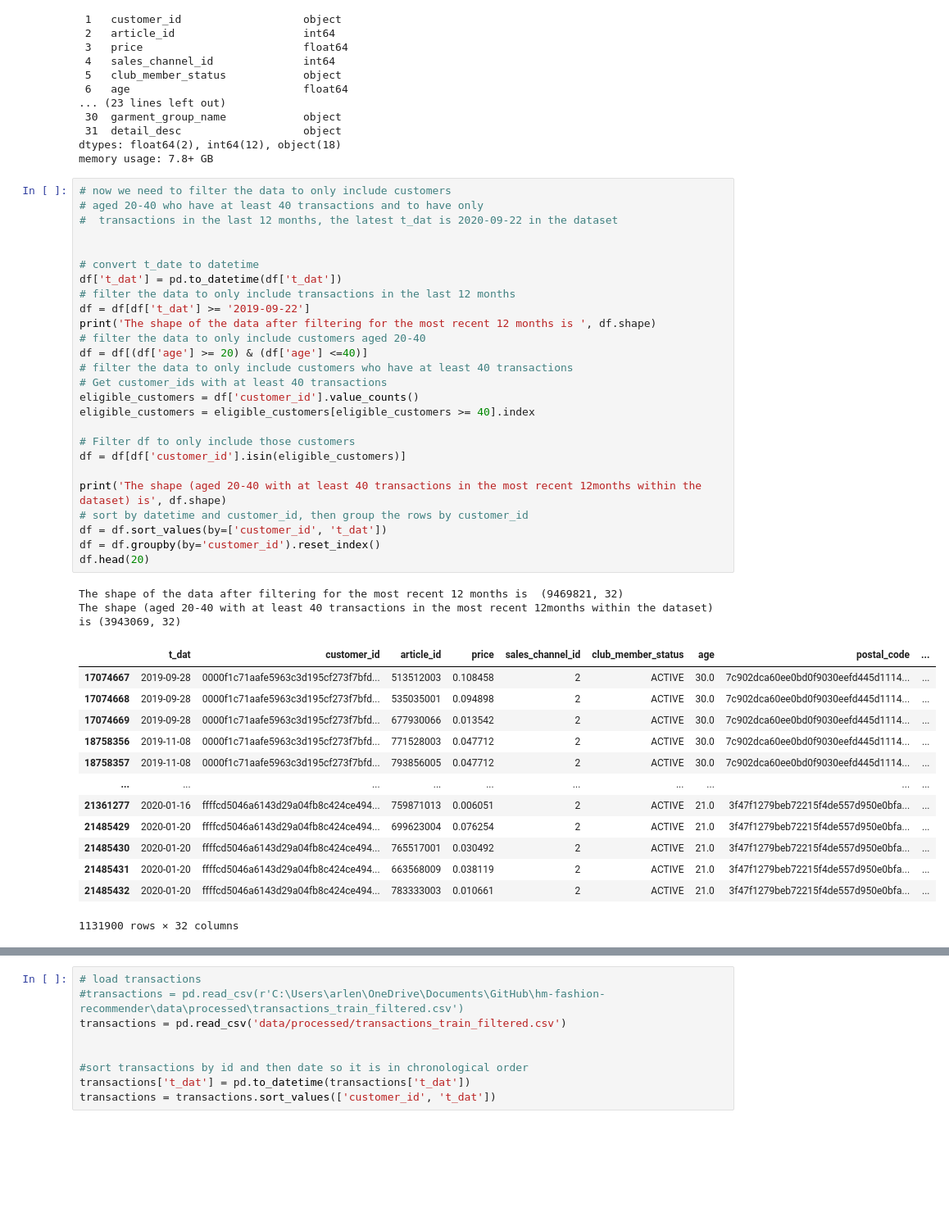
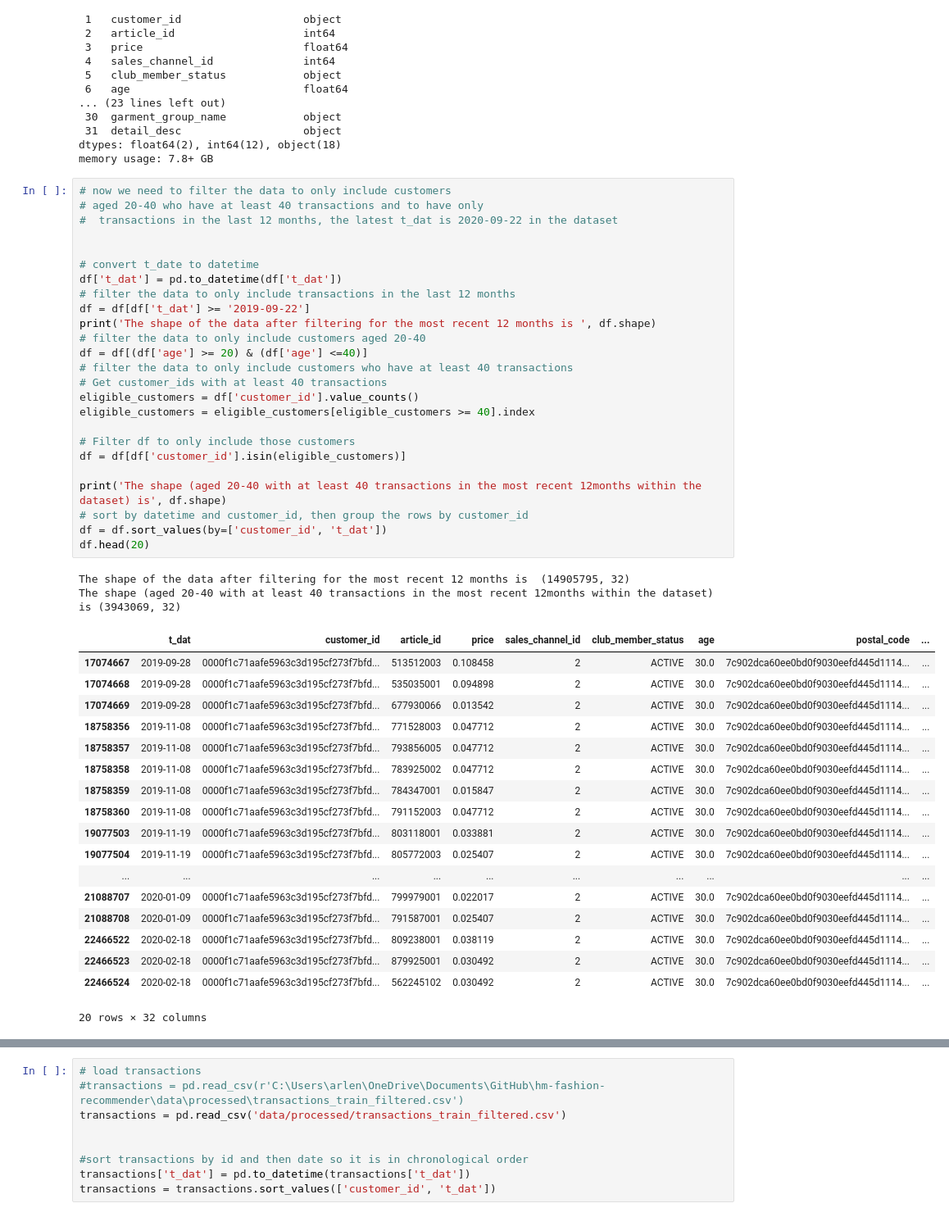
Before and after one commit to amaccodes/hm-fashion-recommender, a Jupyter notebook: notebooks/LSTM/data_preparing.ipynb, the cells around one changed output, grey strips where cells are left out. Shown at 82% size. Cells and saved outputs as stored; diff of their text form; blank space fills up the shorter version.

```diff
--- a/notebooks/LSTM/data_preparing.ipynb
+++ b/notebooks/LSTM/data_preparing.ipynb
@@ -102,42 +132,46 @@ memory usage: 7.8+ GB
 #  transactions in the last 12 months, the latest t_dat is 2020-09-22 in the dataset
 
 
 # convert t_date to datetime
 df['t_dat'] = pd.to_datetime(df['t_dat'])
 # filter the data to only include transactions in the last 12 months
 df = df[df['t_dat'] >= '2019-09-22']
 print('The shape of the data after filtering for the most recent 12 months is ', df.shape)
 # filter the data to only include customers aged 20-40
 df = df[(df['age'] >= 20) & (df['age'] <=40)]
 # filter the data to only include customers who have at least 40 transactions
 # Get customer_ids with at least 40 transactions
 eligible_customers = df['customer_id'].value_counts()
 eligible_customers = eligible_customers[eligible_customers >= 40].index
 
 # Filter df to only include those customers
 df = df[df['customer_id'].isin(eligible_customers)]
 
 print('The shape (aged 20-40 with at least 40 transactions in the most recent 12months within the dataset) is', df.shape)
 # sort by datetime and customer_id, then group the rows by customer_id
 df = df.sort_values(by=['customer_id', 't_dat'])
-df = df.groupby(by='customer_id').reset_index()
 df.head(20)
 # %% [output]
-The shape of the data after filtering for the most recent 12 months is  (9469821, 32)
+The shape of the data after filtering for the most recent 12 months is  (14905795, 32)
 The shape (aged 20-40 with at least 40 transactions in the most recent 12months within the dataset) is (3943069, 32)
 |  | t_dat | customer_id | article_id | price | sales_channel_id | club_member_status | age | postal_code | ... |
 | 17074667 | 2019-09-28 | 0000f1c71aafe5963c3d195cf273f7bfd... | 513512003 | 0.108458 | 2 | ACTIVE | 30.0 | 7c902dca60ee0bd0f9030eefd445d1114... | ... |
 | 17074668 | 2019-09-28 | 0000f1c71aafe5963c3d195cf273f7bfd... | 535035001 | 0.094898 | 2 | ACTIVE | 30.0 | 7c902dca60ee0bd0f9030eefd445d1114... | ... |
 | 17074669 | 2019-09-28 | 0000f1c71aafe5963c3d195cf273f7bfd... | 677930066 | 0.013542 | 2 | ACTIVE | 30.0 | 7c902dca60ee0bd0f9030eefd445d1114... | ... |
 | 18758356 | 2019-11-08 | 0000f1c71aafe5963c3d195cf273f7bfd... | 771528003 | 0.047712 | 2 | ACTIVE | 30.0 | 7c902dca60ee0bd0f9030eefd445d1114... | ... |
 | 18758357 | 2019-11-08 | 0000f1c71aafe5963c3d195cf273f7bfd... | 793856005 | 0.047712 | 2 | ACTIVE | 30.0 | 7c902dca60ee0bd0f9030eefd445d1114... | ... |
+| 18758358 | 2019-11-08 | 0000f1c71aafe5963c3d195cf273f7bfd... | 783925002 | 0.047712 | 2 | ACTIVE | 30.0 | 7c902dca60ee0bd0f9030eefd445d1114... | ... |
+| 18758359 | 2019-11-08 | 0000f1c71aafe5963c3d195cf273f7bfd... | 784347001 | 0.015847 | 2 | ACTIVE | 30.0 | 7c902dca60ee0bd0f9030eefd445d1114... | ... |
+| 18758360 | 2019-11-08 | 0000f1c71aafe5963c3d195cf273f7bfd... | 791152003 | 0.047712 | 2 | ACTIVE | 30.0 | 7c902dca60ee0bd0f9030eefd445d1114... | ... |
+| 19077503 | 2019-11-19 | 0000f1c71aafe5963c3d195cf273f7bfd... | 803118001 | 0.033881 | 2 | ACTIVE | 30.0 | 7c902dca60ee0bd0f9030eefd445d1114... | ... |
+| 19077504 | 2019-11-19 | 0000f1c71aafe5963c3d195cf273f7bfd... | 805772003 | 0.025407 | 2 | ACTIVE | 30.0 | 7c902dca60ee0bd0f9030eefd445d1114... | ... |
 | ... | ... | ... | ... | ... | ... | ... | ... | ... | ... |
-| 21361277 | 2020-01-16 | ffffcd5046a6143d29a04fb8c424ce494... | 759871013 | 0.006051 | 2 | ACTIVE | 21.0 | 3f47f1279beb72215f4de557d950e0bfa... | ... |
-| 21485429 | 2020-01-20 | ffffcd5046a6143d29a04fb8c424ce494... | 699623004 | 0.076254 | 2 | ACTIVE | 21.0 | 3f47f1279beb72215f4de557d950e0bfa... | ... |
-| 21485430 | 2020-01-20 | ffffcd5046a6143d29a04fb8c424ce494... | 765517001 | 0.030492 | 2 | ACTIVE | 21.0 | 3f47f1279beb72215f4de557d950e0bfa... | ... |
-| 21485431 | 2020-01-20 | ffffcd5046a6143d29a04fb8c424ce494... | 663568009 | 0.038119 | 2 | ACTIVE | 21.0 | 3f47f1279beb72215f4de557d950e0bfa... | ... |
-| 21485432 | 2020-01-20 | ffffcd5046a6143d29a04fb8c424ce494... | 783333003 | 0.010661 | 2 | ACTIVE | 21.0 | 3f47f1279beb72215f4de557d950e0bfa... | ... |
+| 21088707 | 2020-01-09 | 0000f1c71aafe5963c3d195cf273f7bfd... | 799979001 | 0.022017 | 2 | ACTIVE | 30.0 | 7c902dca60ee0bd0f9030eefd445d1114... | ... |
+| 21088708 | 2020-01-09 | 0000f1c71aafe5963c3d195cf273f7bfd... | 791587001 | 0.025407 | 2 | ACTIVE | 30.0 | 7c902dca60ee0bd0f9030eefd445d1114... | ... |
+| 22466522 | 2020-02-18 | 0000f1c71aafe5963c3d195cf273f7bfd... | 809238001 | 0.038119 | 2 | ACTIVE | 30.0 | 7c902dca60ee0bd0f9030eefd445d1114... | ... |
+| 22466523 | 2020-02-18 | 0000f1c71aafe5963c3d195cf273f7bfd... | 879925001 | 0.030492 | 2 | ACTIVE | 30.0 | 7c902dca60ee0bd0f9030eefd445d1114... | ... |
+| 22466524 | 2020-02-18 | 0000f1c71aafe5963c3d195cf273f7bfd... | 562245102 | 0.030492 | 2 | ACTIVE | 30.0 | 7c902dca60ee0bd0f9030eefd445d1114... | ... |
-1131900 rows × 32 columns
+20 rows × 32 columns
 # %%
 # create new csv file for the filtered data
 #df.to_csv('/Users/aaronmcdonald/hm-fashion-recommender/data/processed/transactions_train_filtered.csv', index=False)
```
Also changed, not shown: parts of 6 cells of this notebook, 4 other files.
